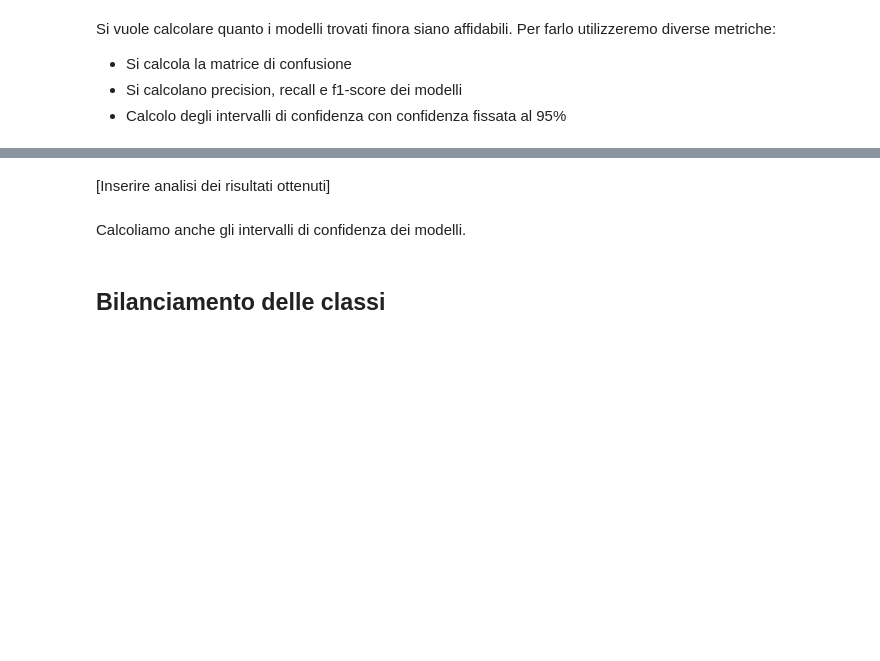
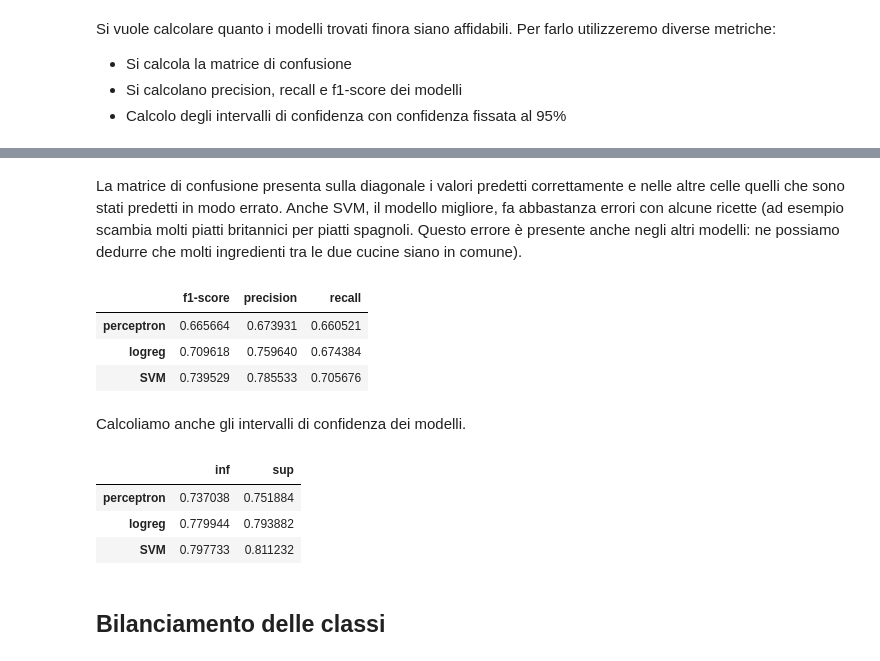
Before and after one commit to volpepe/Cooking-Challenge, a Jupyter notebook: Progetto.ipynb, the cells around one changed output, grey strips where cells are left out. Saved outputs shown, nothing was run; the diff lists cells and outputs as text; code cells hidden in the pictures; blank space fills up the shorter version.

```diff
--- a/Progetto.ipynb
+++ b/Progetto.ipynb
@@ -626,11 +707,16 @@ conf_SVC
+# %% [markdown]
+La matrice di confusione presenta sulla diagonale i valori predetti correttamente e nelle altre celle quelli che sono stati predetti in modo errato. Anche SVM, il modello migliore, fa abbastanza errori con alcune ricette (ad esempio scambia molti piatti britannici per piatti spagnoli. Questo errore è presente anche negli altri modelli: ne possiamo dedurre che molti ingredienti tra le due cucine siano in comune).
 # %%
 #calcolo delle statistiche per ogni modello trovato
-pd.DataFrame([calculate_precision_recall_f1(gs_perc.best_estimator_),
-              calculate_precision_recall_f1(gs_logreg.best_estimator_),
-              calculate_precision_recall_f1(gs_SVC.best_estimator_)],
+pd.DataFrame([calculate_precision_recall_f1(model_perc_conf_test),
+              calculate_precision_recall_f1(model_logreg_conf_test),
+              calculate_precision_recall_f1(model_SVM_conf_test)],
                  index=["perceptron", "logreg", "SVM"])
+# %% [output]
+|  | f1-score | precision | recall |
+| perceptron | 0.665664 | 0.673931 | 0.660521 |
+| logreg | 0.709618 | 0.759640 | 0.674384 |
+| SVM | 0.739529 | 0.785533 | 0.705676 |
-# %% [markdown]
-[Inserire analisi dei risultati ottenuti]
 # %% [markdown]
 Calcoliamo anche gli intervalli di confidenza dei modelli.
 # %%
@@ -646,7 +732,15 @@ def calculate_accuracy(conf_matrix):
     return np.diag(conf_matrix).sum() / conf_matrix.sum().sum()
 # %%
 #con confidenza del 0.95 si ha Z=1.96
-confidence(calculate_accuracy(conf_perc), len(X_v), 1.96)
+pd.DataFrame([confidence(calculate_accuracy(conf_perc), len(X_v), 1.96),
+              confidence(calculate_accuracy(conf_logreg), len(X_v), 1.96),
+              confidence(calculate_accuracy(conf_SVC), len(X_v), 1.96)],
+                 index=["perceptron", "logreg", "SVM"], columns=["inf", "sup"])
+# %% [output]
+|  | inf | sup |
+| perceptron | 0.737038 | 0.751884 |
+| logreg | 0.779944 | 0.793882 |
+| SVM | 0.797733 | 0.811232 |
 # %% [markdown]
 ## Bilanciamento delle classi
 # %% [markdown]
```
Also changed, not shown: parts of 22 cells of this notebook, 1 other file.
